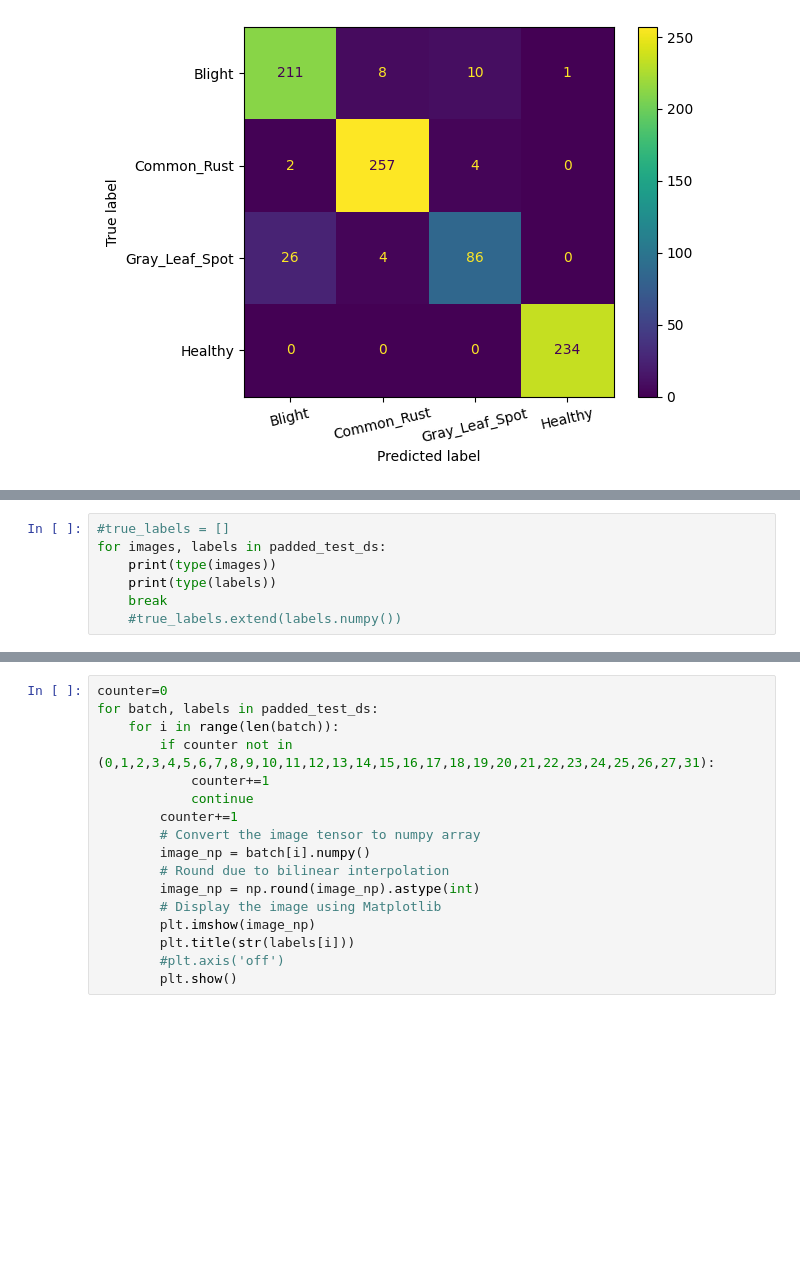
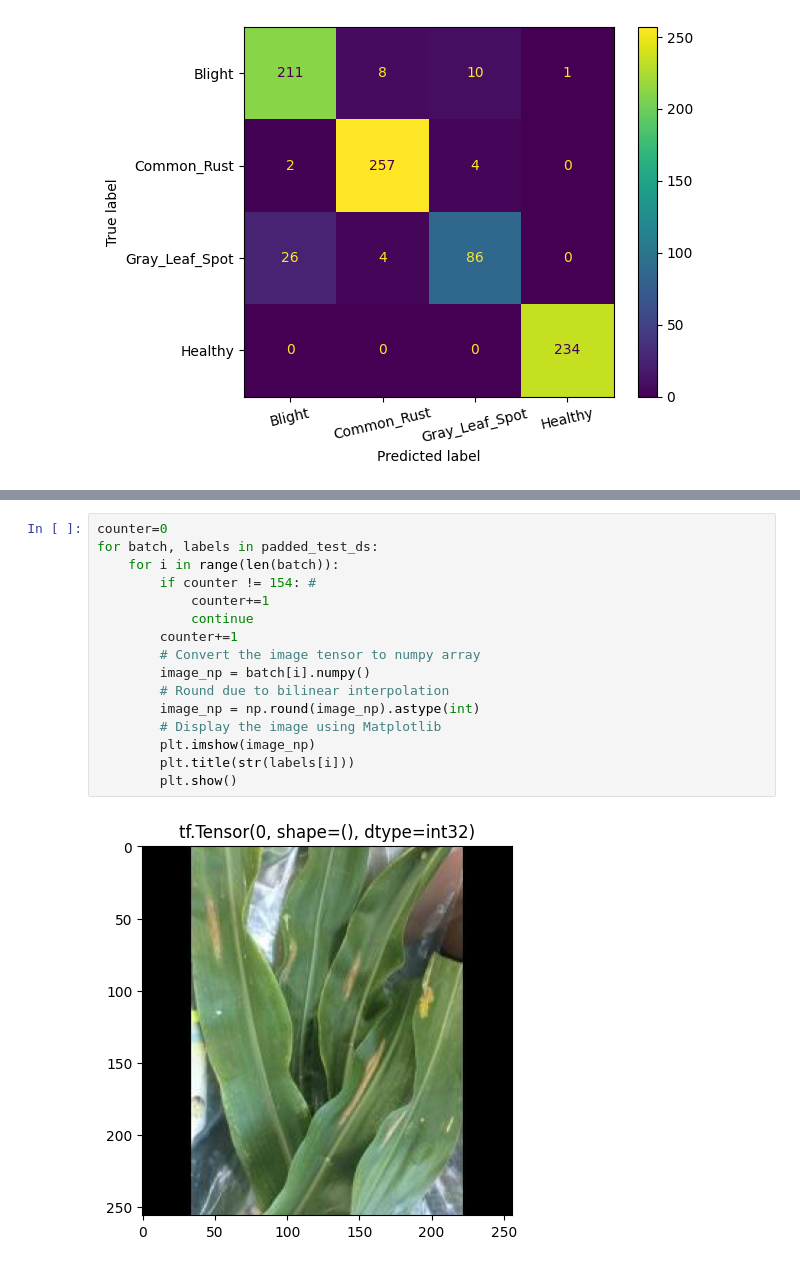
Before and after one commit to clementchen163/Corn-Leaf-Disease, a Jupyter notebook: 3. Model Selection/Model selection.ipynb, the cells around one changed output, grey strips where cells are left out. Cells and saved outputs as stored; diff of their text form; blank space fills up the shorter version.

```diff
--- a/3. Model Selection/Model selection.ipynb
+++ b/3. Model Selection/Model selection.ipynb
@@ -211,7 +198,0 @@ a[(a.true!=a['pred lables']) & (a['pred lables']==3)]
-# %%
-#true_labels = []
-for images, labels in padded_test_ds:
-    print(type(images))
-    print(type(labels))
-    break
-    #true_labels.extend(labels.numpy())
@@ -228,17 +234,18 @@ m1.evaluate(org_test_ds)
 # %%
 counter=0
 for batch, labels in padded_test_ds:
     for i in range(len(batch)):
-        if counter not in (0,1,2,3,4,5,6,7,8,9,10,11,12,13,14,15,16,17,18,19,20,21,22,23,24,25,26,27,31):
+        if counter != 154: #
             counter+=1
             continue
         counter+=1
         # Convert the image tensor to numpy array
         image_np = batch[i].numpy()
         # Round due to bilinear interpolation
         image_np = np.round(image_np).astype(int)
         # Display the image using Matplotlib
         plt.imshow(image_np)
         plt.title(str(labels[i]))
-        #plt.axis('off')
         plt.show()
+# %% [output]
+[figure, added]
```
Also changed, not shown: parts of 20 cells of this notebook, 4 other files.
